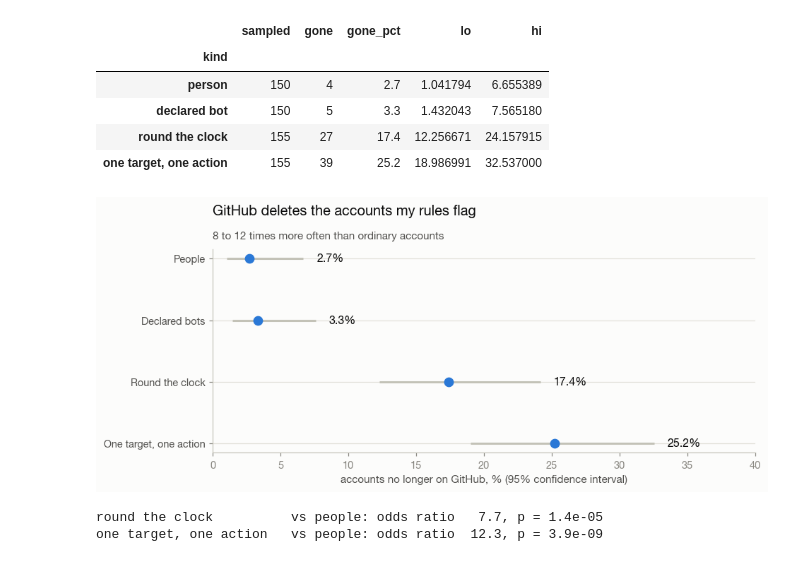
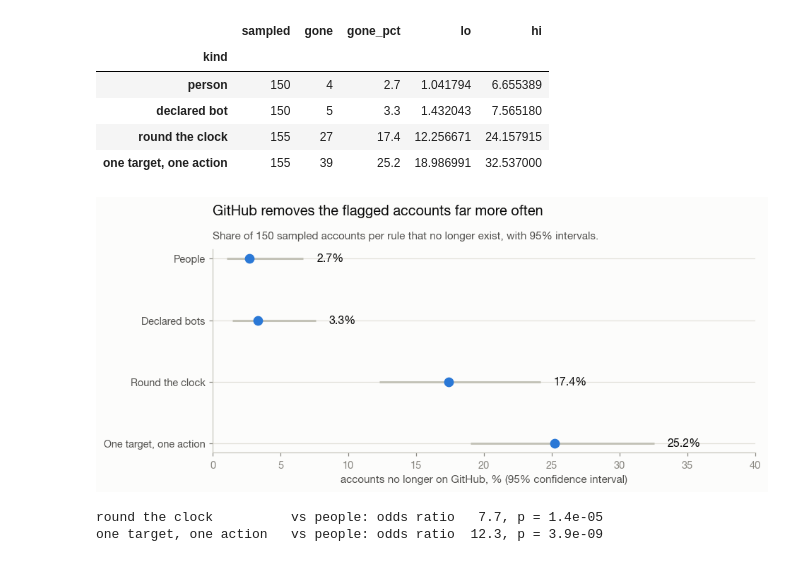
Before and after one commit to azadvoryanskiy/github-product-analytics, a Jupyter notebook: notebooks/01_data_quality.ipynb, the cells around one changed output. Cells and saved outputs as stored; diff of their text form; code cells hidden in the pictures.

```diff
--- a/notebooks/01_data_quality.ipynb
+++ b/notebooks/01_data_quality.ipynb
@@ -332,23 +332,23 @@ summary.loc[order]
 # %%
 s = summary.loc[order]
 fig, ax = plt.subplots(figsize=(9, 3.4))
 y = range(len(order))
 ax.errorbar(s.gone_pct, y, xerr=[s.gone_pct - s.lo, s.hi - s.gone_pct],
             fmt="o", color=charts.BLUE, ecolor=charts.AXIS, elinewidth=2, capsize=0)
 for i, (rate, hi) in enumerate(zip(s.gone_pct, s.hi)):
     ax.text(hi + 1.0, i, f"{rate}%", va="center", ha="left",
             color=charts.INK, fontsize=10.5)
 ax.set_yticks(list(y))
 ax.set_yticklabels([lbl.split("\n")[0] for lbl in labels], color=charts.INK_SOFT)
 ax.invert_yaxis()
 ax.set_xlabel("accounts no longer on GitHub, % (95% confidence interval)")
 ax.set_xlim(0, 40)
-charts.finish(ax, "GitHub deletes the accounts my rules flag",
-              "8 to 12 times more often than ordinary accounts")
+charts.finish(ax, "GitHub removes the flagged accounts far more often",
+              "Share of 150 sampled accounts per rule that no longer exist, with 95% intervals.")
 charts.save(fig, "04_deletion_rates")
 fig
 # %% [output]
-[figure, old version]
+[figure, new version]
 # %%
 for rule in ["round the clock", "one target, one action"]:
     a, b = summary.loc[rule], summary.loc["person"]
```
Also changed, not shown: parts of 3 cells of this notebook, 6 other files.
